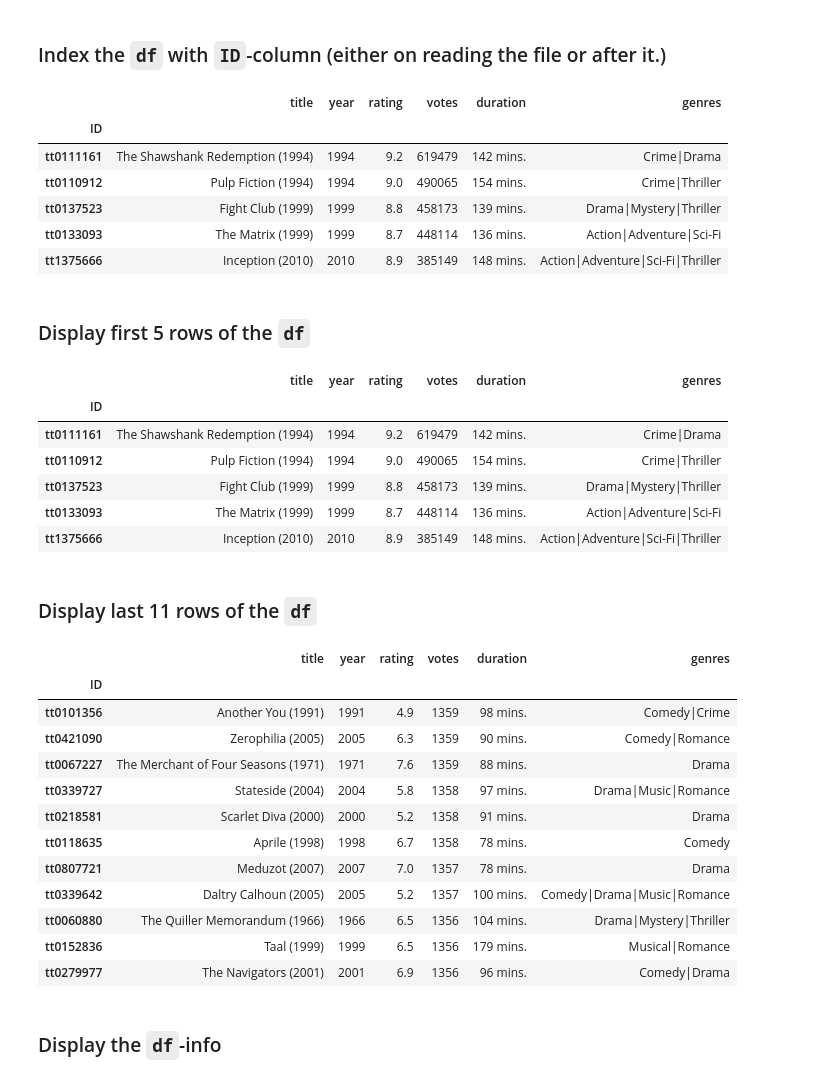
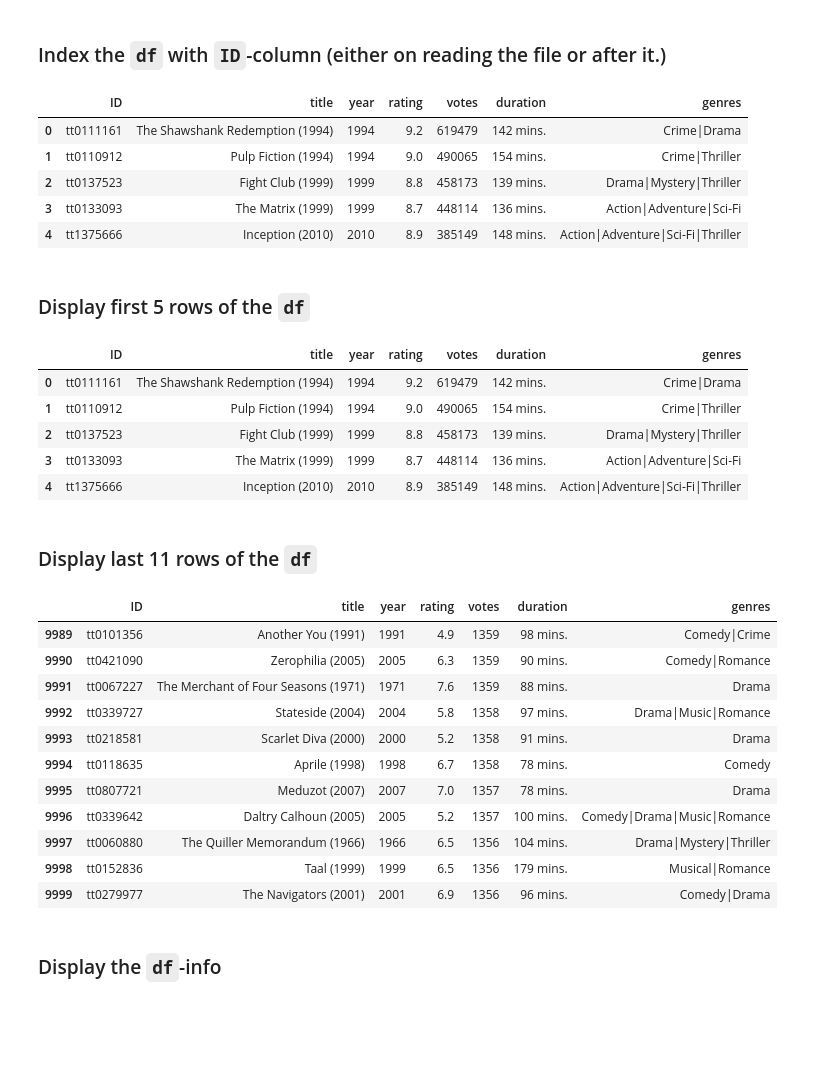
Before and after one commit to JoshiDivya/Pandas_Assignment, a Jupyter notebook: Solution_Pandas_hw1.ipynb, the cells around one changed output. Saved outputs shown, nothing was run; the diff lists cells and outputs as text; code cells hidden in the pictures; blank space fills up the shorter version.

```diff
--- a/Solution_Pandas_hw1.ipynb
+++ b/Solution_Pandas_hw1.ipynb
@@ -39,46 +39,43 @@ df
 # %% [markdown]
 ### Index the `df` with `ID`-column (either on reading the file or after it.)
 # %%
-df.set_index("ID",inplace=True)
+df.set_index("ID")
 df.head()
 # %% [output]
-|  | title | year | rating | votes | duration | genres |
-| ID |  |  |  |  |  |  |
-| tt0111161 | The Shawshank Redemption (1994) | 1994 | 9.2 | 619479 | 142 mins. | Crime|Drama |
-| tt0110912 | Pulp Fiction (1994) | 1994 | 9.0 | 490065 | 154 mins. | Crime|Thriller |
-| tt0137523 | Fight Club (1999) | 1999 | 8.8 | 458173 | 139 mins. | Drama|Mystery|Thriller |
-| tt0133093 | The Matrix (1999) | 1999 | 8.7 | 448114 | 136 mins. | Action|Adventure|Sci-Fi |
-| tt1375666 | Inception (2010) | 2010 | 8.9 | 385149 | 148 mins. | Action|Adventure|Sci-Fi|Thriller |
+|  | ID | title | year | rating | votes | duration | genres |
+| 0 | tt0111161 | The Shawshank Redemption (1994) | 1994 | 9.2 | 619479 | 142 mins. | Crime|Drama |
+| 1 | tt0110912 | Pulp Fiction (1994) | 1994 | 9.0 | 490065 | 154 mins. | Crime|Thriller |
+| 2 | tt0137523 | Fight Club (1999) | 1999 | 8.8 | 458173 | 139 mins. | Drama|Mystery|Thriller |
+| 3 | tt0133093 | The Matrix (1999) | 1999 | 8.7 | 448114 | 136 mins. | Action|Adventure|Sci-Fi |
+| 4 | tt1375666 | Inception (2010) | 2010 | 8.9 | 385149 | 148 mins. | Action|Adventure|Sci-Fi|Thriller |
 # %% [markdown]
 ### Display first 5 rows of the `df`
 # %%
 df.head(5)
 # %% [output]
-|  | title | year | rating | votes | duration | genres |
-| ID |  |  |  |  |  |  |
-| tt0111161 | The Shawshank Redemption (1994) | 1994 | 9.2 | 619479 | 142 mins. | Crime|Drama |
-| tt0110912 | Pulp Fiction (1994) | 1994 | 9.0 | 490065 | 154 mins. | Crime|Thriller |
-| tt0137523 | Fight Club (1999) | 1999 | 8.8 | 458173 | 139 mins. | Drama|Mystery|Thriller |
-| tt0133093 | The Matrix (1999) | 1999 | 8.7 | 448114 | 136 mins. | Action|Adventure|Sci-Fi |
-| tt1375666 | Inception (2010) | 2010 | 8.9 | 385149 | 148 mins. | Action|Adventure|Sci-Fi|Thriller |
+|  | ID | title | year | rating | votes | duration | genres |
+| 0 | tt0111161 | The Shawshank Redemption (1994) | 1994 | 9.2 | 619479 | 142 mins. | Crime|Drama |
+| 1 | tt0110912 | Pulp Fiction (1994) | 1994 | 9.0 | 490065 | 154 mins. | Crime|Thriller |
+| 2 | tt0137523 | Fight Club (1999) | 1999 | 8.8 | 458173 | 139 mins. | Drama|Mystery|Thriller |
+| 3 | tt0133093 | The Matrix (1999) | 1999 | 8.7 | 448114 | 136 mins. | Action|Adventure|Sci-Fi |
+| 4 | tt1375666 | Inception (2010) | 2010 | 8.9 | 385149 | 148 mins. | Action|Adventure|Sci-Fi|Thriller |
 # %% [markdown]
 ### Display last 11 rows of the `df`
 # %%
 df.tail(11)
 # %% [output]
-|  | title | year | rating | votes | duration | genres |
-| ID |  |  |  |  |  |  |
-| tt0101356 | Another You (1991) | 1991 | 4.9 | 1359 | 98 mins. | Comedy|Crime |
-| tt0421090 | Zerophilia (2005) | 2005 | 6.3 | 1359 | 90 mins. | Comedy|Romance |
-| tt0067227 | The Merchant of Four Seasons (1971) | 1971 | 7.6 | 1359 | 88 mins. | Drama |
-| tt0339727 | Stateside (2004) | 2004 | 5.8 | 1358 | 97 mins. | Drama|Music|Romance |
-| tt0218581 | Scarlet Diva (2000) | 2000 | 5.2 | 1358 | 91 mins. | Drama |
-| tt0118635 | Aprile (1998) | 1998 | 6.7 | 1358 | 78 mins. | Comedy |
-| tt0807721 | Meduzot (2007) | 2007 | 7.0 | 1357 | 78 mins. | Drama |
-| tt0339642 | Daltry Calhoun (2005) | 2005 | 5.2 | 1357 | 100 mins. | Comedy|Drama|Music|Romance |
-| tt0060880 | The Quiller Memorandum (1966) | 1966 | 6.5 | 1356 | 104 mins. | Drama|Mystery|Thriller |
-| tt0152836 | Taal (1999) | 1999 | 6.5 | 1356 | 179 mins. | Musical|Romance |
-| tt0279977 | The Navigators (2001) | 2001 | 6.9 | 1356 | 96 mins. | Comedy|Drama |
+|  | ID | title | year | rating | votes | duration | genres |
+| 9989 | tt0101356 | Another You (1991) | 1991 | 4.9 | 1359 | 98 mins. | Comedy|Crime |
+| 9990 | tt0421090 | Zerophilia (2005) | 2005 | 6.3 | 1359 | 90 mins. | Comedy|Romance |
+| 9991 | tt0067227 | The Merchant of Four Seasons (1971) | 1971 | 7.6 | 1359 | 88 mins. | Drama |
+| 9992 | tt0339727 | Stateside (2004) | 2004 | 5.8 | 1358 | 97 mins. | Drama|Music|Romance |
+| 9993 | tt0218581 | Scarlet Diva (2000) | 2000 | 5.2 | 1358 | 91 mins. | Drama |
+| 9994 | tt0118635 | Aprile (1998) | 1998 | 6.7 | 1358 | 78 mins. | Comedy |
+| 9995 | tt0807721 | Meduzot (2007) | 2007 | 7.0 | 1357 | 78 mins. | Drama |
+| 9996 | tt0339642 | Daltry Calhoun (2005) | 2005 | 5.2 | 1357 | 100 mins. | Comedy|Drama|Music|Romance |
+| 9997 | tt0060880 | The Quiller Memorandum (1966) | 1966 | 6.5 | 1356 | 104 mins. | Drama|Mystery|Thriller |
+| 9998 | tt0152836 | Taal (1999) | 1999 | 6.5 | 1356 | 179 mins. | Musical|Romance |
+| 9999 | tt0279977 | The Navigators (2001) | 2001 | 6.9 | 1356 | 96 mins. | Comedy|Drama |
 # %% [markdown]
 ### Display the `df`-info
 # %%
```
Also changed, not shown: parts of 15 cells of this notebook.
